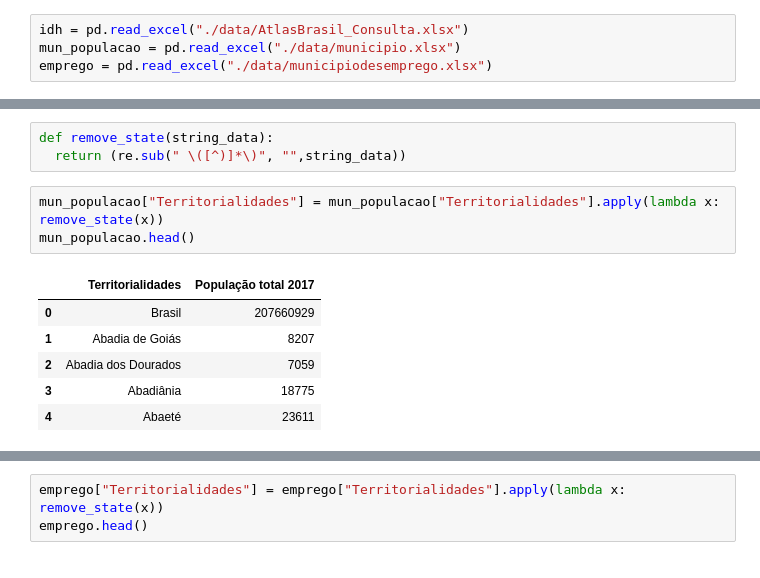
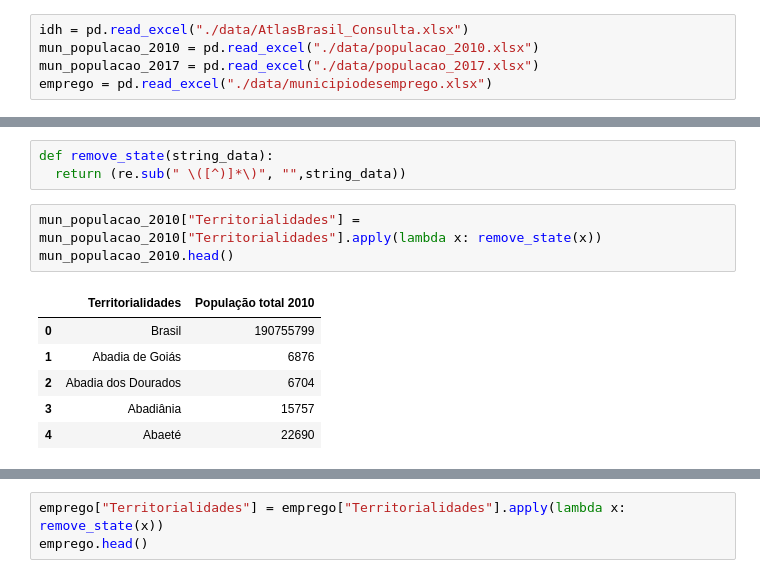
Before and after one commit to FelipeMarcelino/Hackaton-Big-Data, a Jupyter notebook: projeto/data_exploration.ipynb, the cells around one changed output, grey strips where cells are left out. Cells and saved outputs as stored; diff of their text form.

```diff
--- a/projeto/data_exploration.ipynb
+++ b/projeto/data_exploration.ipynb
@@ -800,7 +800,8 @@ cenario_expansao_encoding["estado"] = cenario_expansao_encoding["cod_municipio"]
 ### 5 Manipulando dados externos
 # %%
 idh = pd.read_excel("./data/AtlasBrasil_Consulta.xlsx")
-mun_populacao = pd.read_excel("./data/municipio.xlsx")
+mun_populacao_2010 = pd.read_excel("./data/populacao_2010.xlsx")
+mun_populacao_2017 = pd.read_excel("./data/populacao_2017.xlsx")
 emprego = pd.read_excel("./data/municipiodesemprego.xlsx")
 # %%
 idh
@@ -892,12 +915,12 @@ dtype: float64
 def remove_state(string_data):
   return (re.sub(" \([^)]*\)", "",string_data))
 # %%
-mun_populacao["Territorialidades"] = mun_populacao["Territorialidades"].apply(lambda x: remove_state(x))
-mun_populacao.head()
+mun_populacao_2010["Territorialidades"] = mun_populacao_2010["Territorialidades"].apply(lambda x: remove_state(x))
+mun_populacao_2010.head()
 # %% [output]
-|  | Territorialidades | População total 2017 |
-| 0 | Brasil | 207660929 |
-| 1 | Abadia de Goiás | 8207 |
-| 2 | Abadia dos Dourados | 7059 |
-| 3 | Abadiânia | 18775 |
-| 4 | Abaeté | 23611 |
+|  | Territorialidades | População total 2010 |
+| 0 | Brasil | 190755799 |
+| 1 | Abadia de Goiás | 6876 |
+| 2 | Abadia dos Dourados | 6704 |
+| 3 | Abadiânia | 15757 |
+| 4 | Abaeté | 22690 |
```
Also changed, not shown: parts of 20 cells of this notebook, 2 other files.
